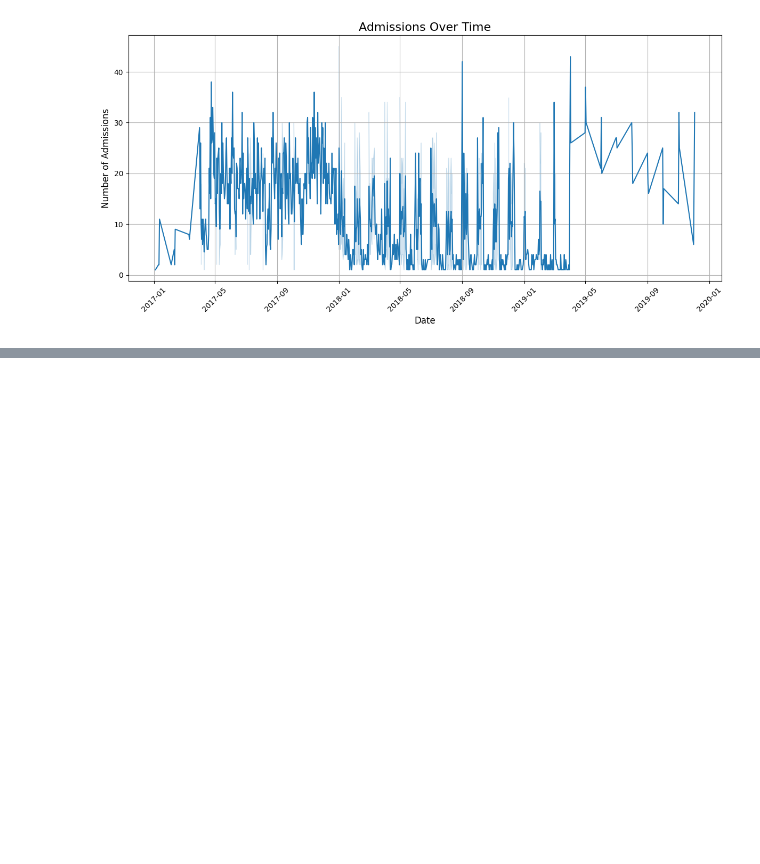
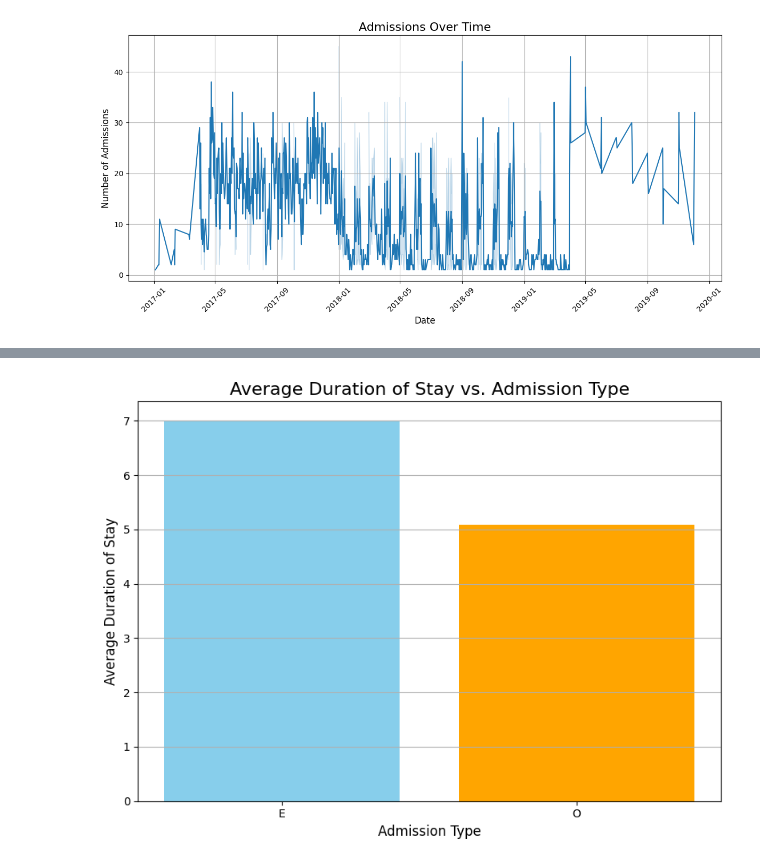
Before and after one commit to ExistCode/big_data_assignment, a Jupyter notebook: Spark.ipynb, the cells around one changed output, grey strips where cells are left out. Cells and saved outputs as stored; diff of their text form; code cells hidden in the pictures; blank space fills up the shorter version.

```diff
--- a/Spark.ipynb
+++ b/Spark.ipynb
@@ -382,0 +331,24 @@ AUC: 0.7057862552706781
+# %%
+avg_duration_by_admission_type = spark.sql("""
+SELECT
+    `TYPE OF ADMISSION-EMERGENCY/OPD`,
+    AVG(`DURATION OF STAY`) AS avg_duration
+FROM
+    admissions
+GROUP BY
+    `TYPE OF ADMISSION-EMERGENCY/OPD`;
+""").toPandas()
+# %%
+import matplotlib.pyplot as plt
+
+plt.figure(figsize=(8, 6))
+plt.bar(avg_duration_by_admission_type['TYPE OF ADMISSION-EMERGENCY/OPD'],
+        avg_duration_by_admission_type['avg_duration'], color=['skyblue', 'orange'])
+plt.title('Average Duration of Stay vs. Admission Type', fontsize=16)
+plt.xlabel('Admission Type', fontsize=12)
+plt.ylabel('Average Duration of Stay', fontsize=12)
+plt.grid(axis='y')
+plt.tight_layout()
+plt.show()
+# %% [output]
+[figure, added]
```
Also changed, not shown: parts of 39 cells of this notebook.
